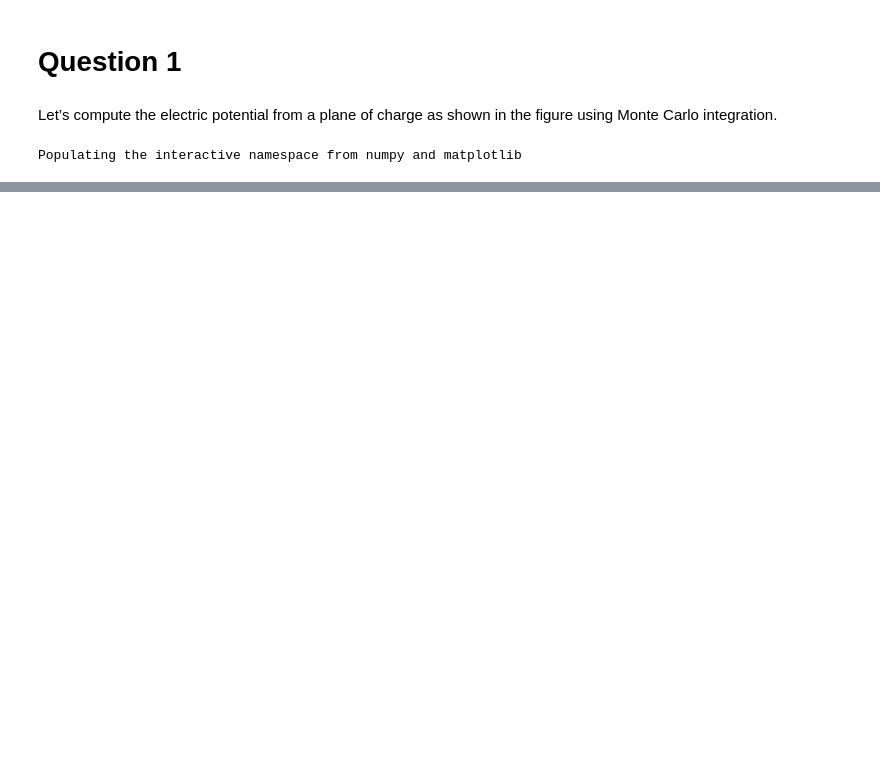
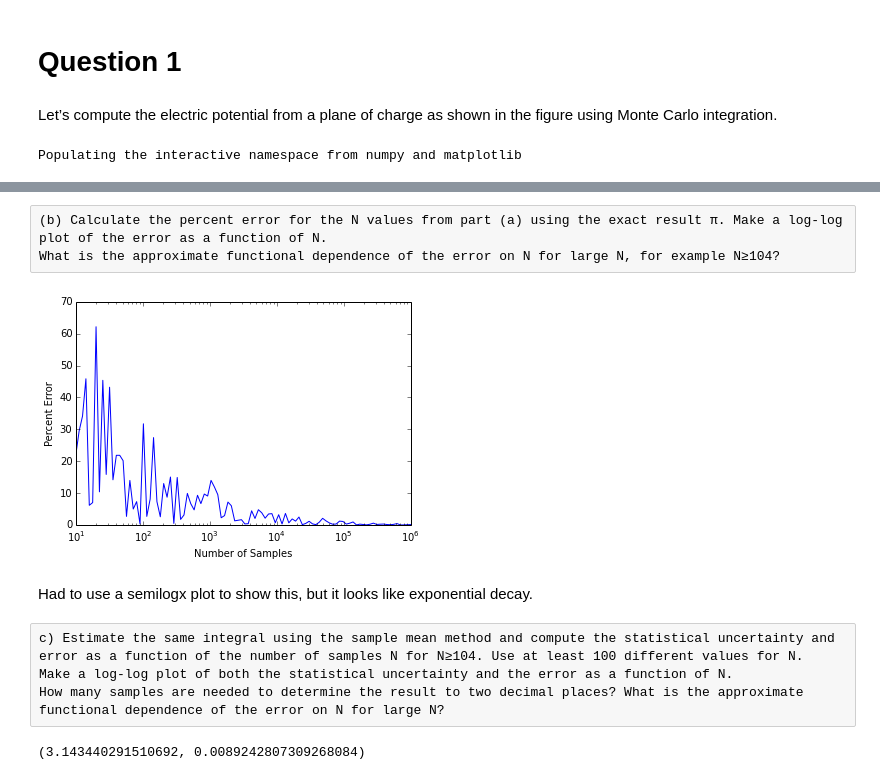
Before and after one commit to jgoad/PHYS202-S14, a Jupyter notebook: SciPy/MCIntegrationExercises.ipynb, the cells around one changed output, grey strips where cells are left out. Drawn from its saved outputs; the diff is of its cells as text; code cells hidden in the pictures; blank space fills up the shorter version.

```diff
--- a/SciPy/MCIntegrationExercises.ipynb
+++ b/SciPy/MCIntegrationExercises.ipynb
@@ -52,0 +210,46 @@ I_samplemean = 0.0130631719919  +/-  1.5059598363e-05
+# %% [raw]
+(b) Calculate the percent error for the N values from part (a) using the exact result π. Make a log-log plot of the error as a function of N.
+What is the approximate functional dependence of the error on N for large N, for example N≥104?
+# %%
+def HitOrMissMC(N):
+    f = lambda x: 4*sqrt(1-x**2)
+    xmin = 0
+    xmax = 1
+
+    #find the maximum value of f within the boundary to set ymax
+    x = np.arange(0.,2.,0.001)
+    subx = x[logical_and((x > xmin),(x < xmax))]
+    ymax = f(subx).max()*1.05 #Don't really know why
+    ymin = 0.
+
+    samples_x = xmin + (xmax-xmin)*np.random.random_sample(N);
+    samples_y = ymin + (ymax-ymin)*np.random.random_sample(N);
+    newmask = (samples_y < f(samples_x))
+    I = (xmax-xmin)*(ymax-ymin)*newmask.sum()/newmask.size
+    #print "Estimated Integral =", I
+
+    return I
+
+I = []
+N = np.logspace(1,6,100)
+for n in N:
+    i = HitOrMissMC(n)
+    I.append(i)
+
+Err = []
+for i in I:
+    err = abs(i - np.pi)*100
+    Err.append(err)
+
+plt.semilogx(N,Err)
+plt.ylabel("Percent Error")
+plt.xlabel("Number of Samples")
+plt.show()
+# %% [output]
+[figure, added]
+# %% [markdown]
+Had to use a semilogx plot to show this, but it looks like exponential decay.
+# %% [raw]
+c) Estimate the same integral using the sample mean method and compute the statistical uncertainty and error as a function of the number of samples N for N≥104. Use at least 100 different values for N.
+Make a log-log plot of both the statistical uncertainty and the error as a function of N.
+How many samples are needed to determine the result to two decimal places? What is the approximate functional dependence of the error on N for large N?
@@ -52,0 +284,4 @@ I_samplemean = 0.0130631719919  +/-  1.5059598363e-05
+# %%
+sampleMean()
+# %% [output]
+(3.143440291510692, 0.0089242807309268084)
```
Also changed, not shown: parts of 18 cells of this notebook, 1 other file.
